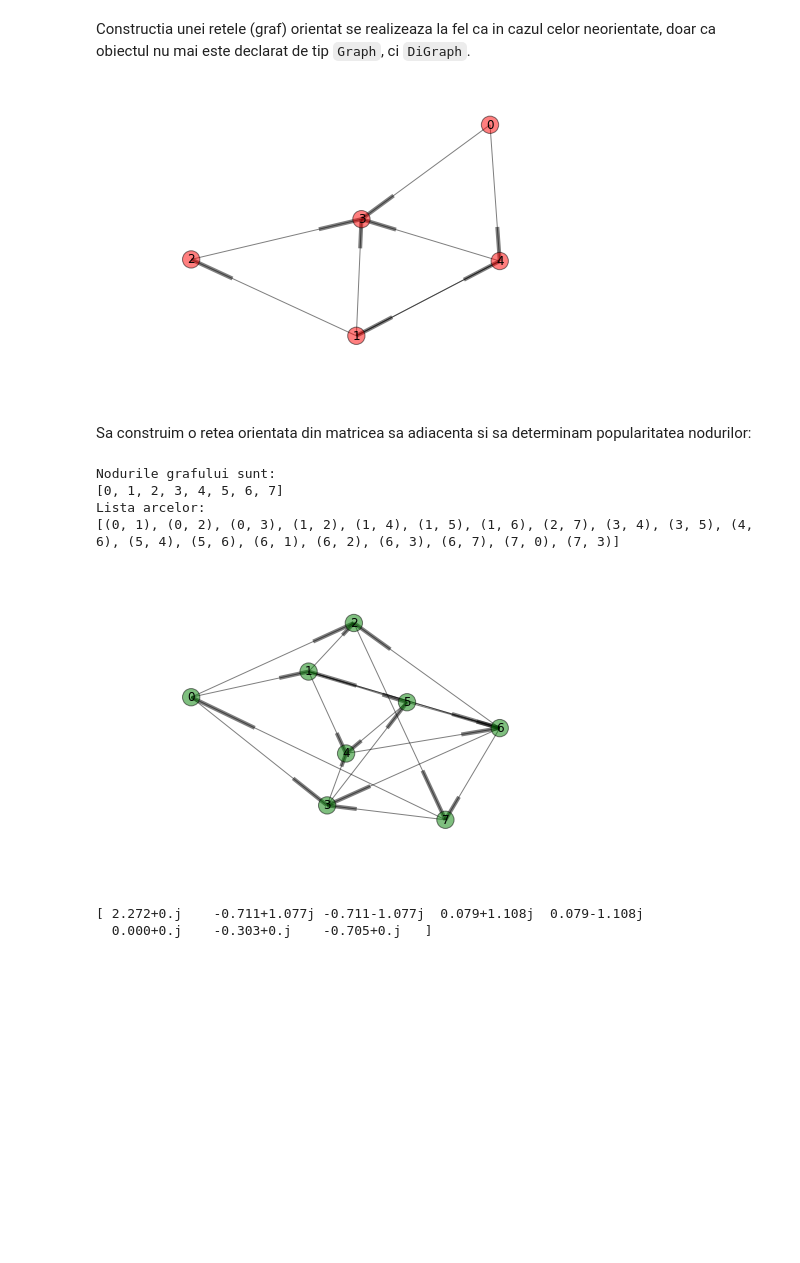
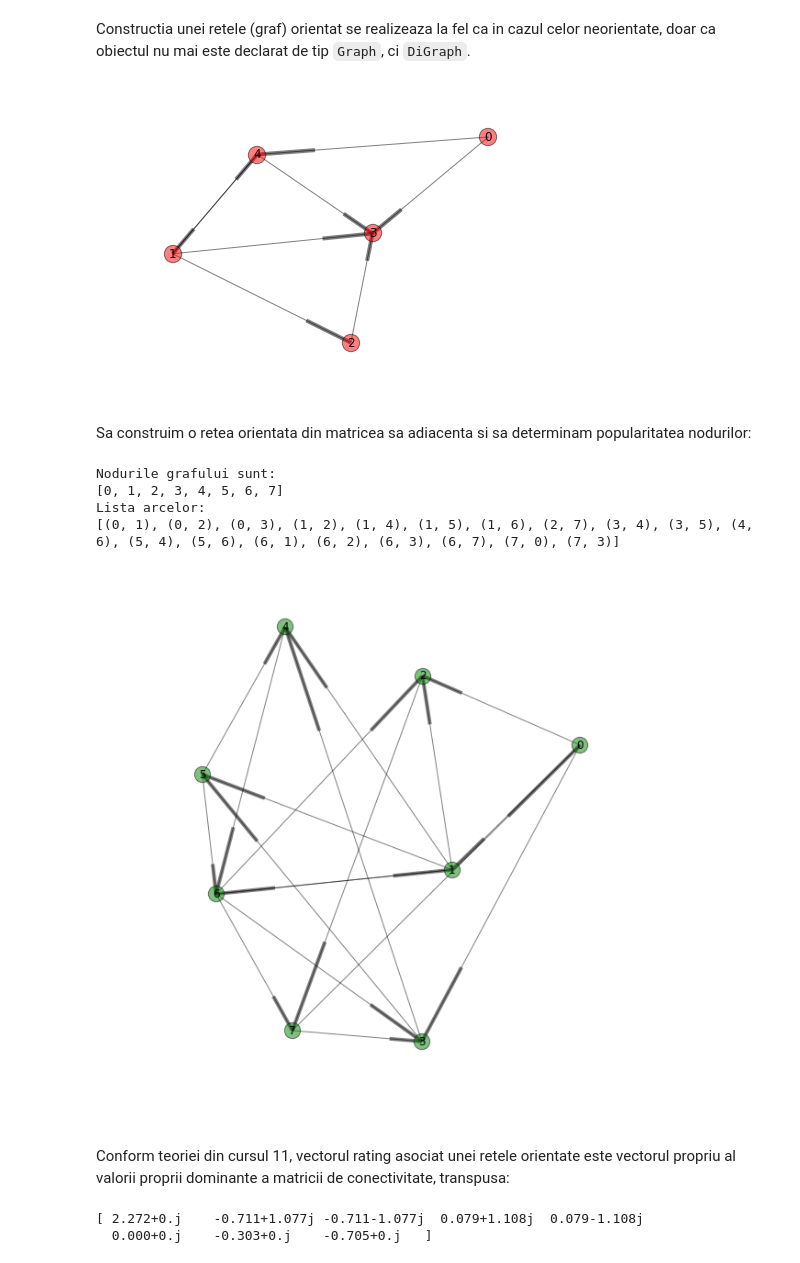
Before and after one commit to empet/LinAlgCS, a Jupyter notebook: Networks.ipynb, the cells around one changed output. Saved outputs shown, nothing was run; the diff lists cells and outputs as text; code cells hidden in the pictures; blank space fills up the shorter version.

```diff
--- a/Networks.ipynb
+++ b/Networks.ipynb
@@ -192,28 +300,33 @@ doar ca obiectul nu mai este declarat de tip `Graph`, ci `DiGraph`.
 # %%
 H=nx.DiGraph()
 n=5
-Noduri=list(np.arange(n))
+Noduri=[k for k in range(n)]
 Arce=[(0,3), (0,4), (1,2),(1,3), (1,4), (2,3), (4,1), (4,3)]
 H.add_nodes_from(Noduri)
 H.add_edges_from(Arce)
-nx.draw(H, node_color='r', alpha=0.5)
+nx.draw(H, node_color='r', with_labels=True, alpha=0.5)
 # %% [output]
-[figure, old version]
+[figure, new version]
 # %% [markdown]
 Sa construim o retea orientata din matricea sa adiacenta si sa determinam popularitatea nodurilor:
+# %%
+plt.rcParams['figure.figsize'] = 8, 8  #setam dimensiunile figurii
 # %%
 W=np.array([[0,1,1,1,0,0,0,0],[0,0,1,0,1,1,1,0],[0,0,0,0,0,0,0,1],[0,0,0,0,1,1,0,0],
             [0,0,0,0,0,0,1,0], [0,0,0,0,1,0,1,0],[0,1,1,1,0,0,0,1], [1,0,0,1,0,0,0,0]], float)
 GW=nx.from_numpy_matrix(W, create_using=nx.DiGraph())
 print 'Nodurile grafului sunt:\n', GW.nodes()
 print 'Lista arcelor:\n', GW.edges()
-nx.draw(GW, node_color='g', alpha=0.5)
+nx.draw(GW, node_color='g',  with_labels=True, alpha=0.5)
 # %% [output]
 Nodurile grafului sunt:
 [0, 1, 2, 3, 4, 5, 6, 7]
 Lista arcelor:
 [(0, 1), (0, 2), (0, 3), (1, 2), (1, 4), (1, 5), (1, 6), (2, 7), (3, 4), (3, 5), (4, 6), (5, 4), (5, 6), (6, 1), (6, 2), (6, 3), (6, 7), (7, 0), (7, 3)]
-[figure, old version]
+[figure, new version]
+# %% [markdown]
+Conform teoriei din cursul 11, vectorul rating asociat unei retele orientate este vectorul propriu
+al valorii proprii dominante a matricii de conectivitate, transpusa:
 # %%
 Lamb, V=np.linalg.eig(W.transpose()) # aflam radacinile polinomului caracteristic a matricii W^T
 print Lamb.round(3)
```
Also changed, not shown: parts of 65 cells of this notebook.
